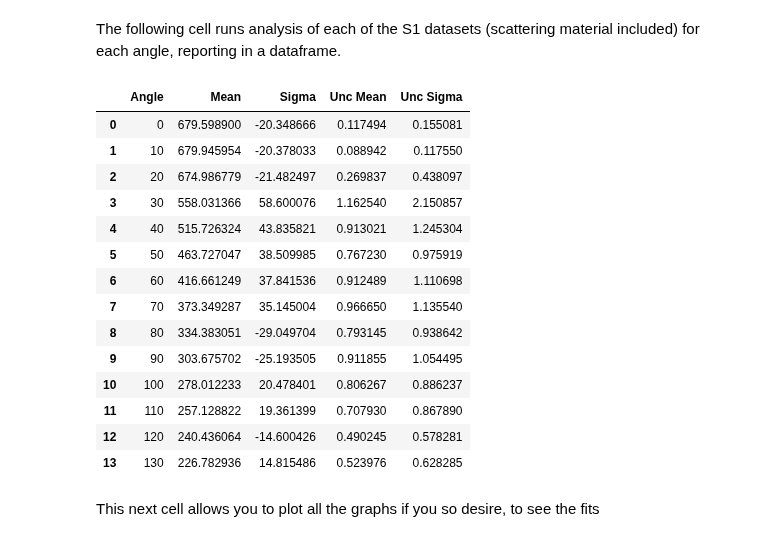
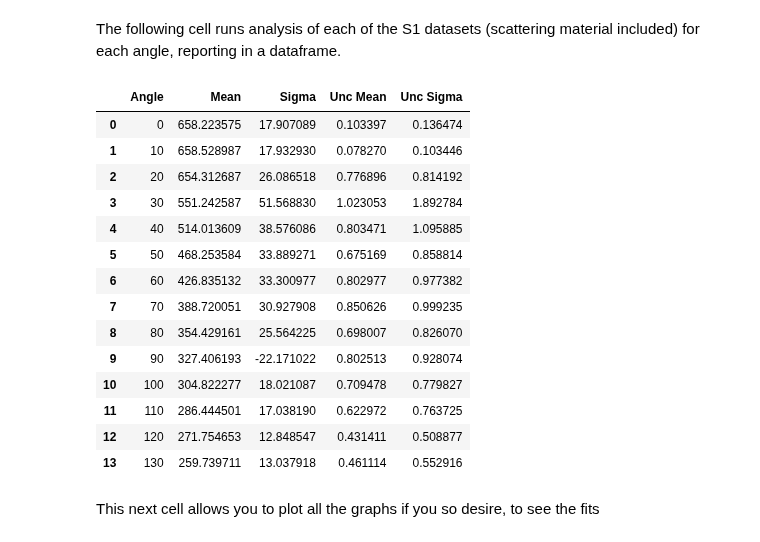
Before and after one commit to Steinburglar/advanced_exp, a Jupyter notebook: FAFO/Compton.ipynb, the cells around one changed output. Cells and saved outputs as stored; diff of their text form; code cells hidden in the pictures.

```diff
--- a/FAFO/Compton.ipynb
+++ b/FAFO/Compton.ipynb
@@ -49,10 +50,3 @@ count = data['Counts']
 | 1022 | 1023 | 773.306031 | 51 |
 | 1023 | 1024 | 774.061951 | 36 |
 1024 rows × 3 columns
-# %%
-angles = range(0,140, 10)
-all_info = []
-
-for ii in range(len(angles)):
-    data = dl.load_gamma_count('../Databases/Compton/BBL_S1_A' + str(angles[ii]) + '.csv')
-    all_info.append(data)
@@ -123,0 +111,5 @@ sig_E = baseline['Unc Mean'][0]
+# %%
+baseline.loc[1] = [0, popt[3], None, None, None]
+knowns = [662, 490]
+slope, intercept, _, _ = fit_plot_calibration(baseline, knowns)
+print(slope, intercept,)
@@ -124,27 +119,36 @@ sig_E = baseline['Unc Mean'][0]
 # %% [markdown]
 The following cell runs analysis of each of the S1 datasets (scattering material included) for each angle, reporting in a dataframe.
+# %%
+angles = range(0,140, 10)
+all_info = []
+calibration_params = [slope, intercept]
+for ii in range(len(angles)):
+    data = dl.load_gamma_count('../Databases/Compton/BBL_S1_A' + str(angles[ii]) + '.csv', rescale = calibration_params) #note the data is recalibrated now
+    all_info.append(data)
+
+#plot_all(all_info, minimum_energy_S1())
 # %%
-mins = minimum_energy_S1()
-maxs = maximum_energy_S1()
+mins = linear(np.array(minimum_energy_S1()), calibration_params[0], calibration_params[1])
+maxs = linear(np.array(maximum_energy_S1()), calibration_params[0], calibration_params[1])
 trimmed_info = trim_S1_dfs(all_info, mins, maxs)
 peaks = run_all_S1_fits(trimmed_info)
 display(peaks)
 # %% [output]
 |  | Angle | Mean | Sigma | Unc Mean | Unc Sigma |
-| 0 | 0 | 679.598900 | -20.348666 | 0.117494 | 0.155081 |
-| 1 | 10 | 679.945954 | -20.378033 | 0.088942 | 0.117550 |
-| 2 | 20 | 674.986779 | -21.482497 | 0.269837 | 0.438097 |
-| 3 | 30 | 558.031366 | 58.600076 | 1.162540 | 2.150857 |
-| 4 | 40 | 515.726324 | 43.835821 | 0.913021 | 1.245304 |
-| 5 | 50 | 463.727047 | 38.509985 | 0.767230 | 0.975919 |
-| 6 | 60 | 416.661249 | 37.841536 | 0.912489 | 1.110698 |
-| 7 | 70 | 373.349287 | 35.145004 | 0.966650 | 1.135540 |
-| 8 | 80 | 334.383051 | -29.049704 | 0.793145 | 0.938642 |
-| 9 | 90 | 303.675702 | -25.193505 | 0.911855 | 1.054495 |
-| 10 | 100 | 278.012233 | 20.478401 | 0.806267 | 0.886237 |
-| 11 | 110 | 257.128822 | 19.361399 | 0.707930 | 0.867890 |
-| 12 | 120 | 240.436064 | -14.600426 | 0.490245 | 0.578281 |
-| 13 | 130 | 226.782936 | 14.815486 | 0.523976 | 0.628285 |
+| 0 | 0 | 658.223575 | 17.907089 | 0.103397 | 0.136474 |
+| 1 | 10 | 658.528987 | 17.932930 | 0.078270 | 0.103446 |
+| 2 | 20 | 654.312687 | 26.086518 | 0.776896 | 0.814192 |
+| 3 | 30 | 551.242587 | 51.568830 | 1.023053 | 1.892784 |
+| 4 | 40 | 514.013609 | 38.576086 | 0.803471 | 1.095885 |
+| 5 | 50 | 468.253584 | 33.889271 | 0.675169 | 0.858814 |
+| 6 | 60 | 426.835132 | 33.300977 | 0.802977 | 0.977382 |
+| 7 | 70 | 388.720051 | 30.927908 | 0.850626 | 0.999235 |
+| 8 | 80 | 354.429161 | 25.564225 | 0.698007 | 0.826070 |
+| 9 | 90 | 327.406193 | -22.171022 | 0.802513 | 0.928074 |
+| 10 | 100 | 304.822277 | 18.021087 | 0.709478 | 0.779827 |
+| 11 | 110 | 286.444501 | 17.038190 | 0.622972 | 0.763725 |
+| 12 | 120 | 271.754653 | 12.848547 | 0.431411 | 0.508877 |
+| 13 | 130 | 259.739711 | 13.037918 | 0.461114 | 0.552916 |
 # %% [markdown]
 This next cell allows you to plot all the graphs if you so desire, to see the fits
 # %%
```
Also changed, not shown: parts of 8 cells of this notebook, 6 other files.
